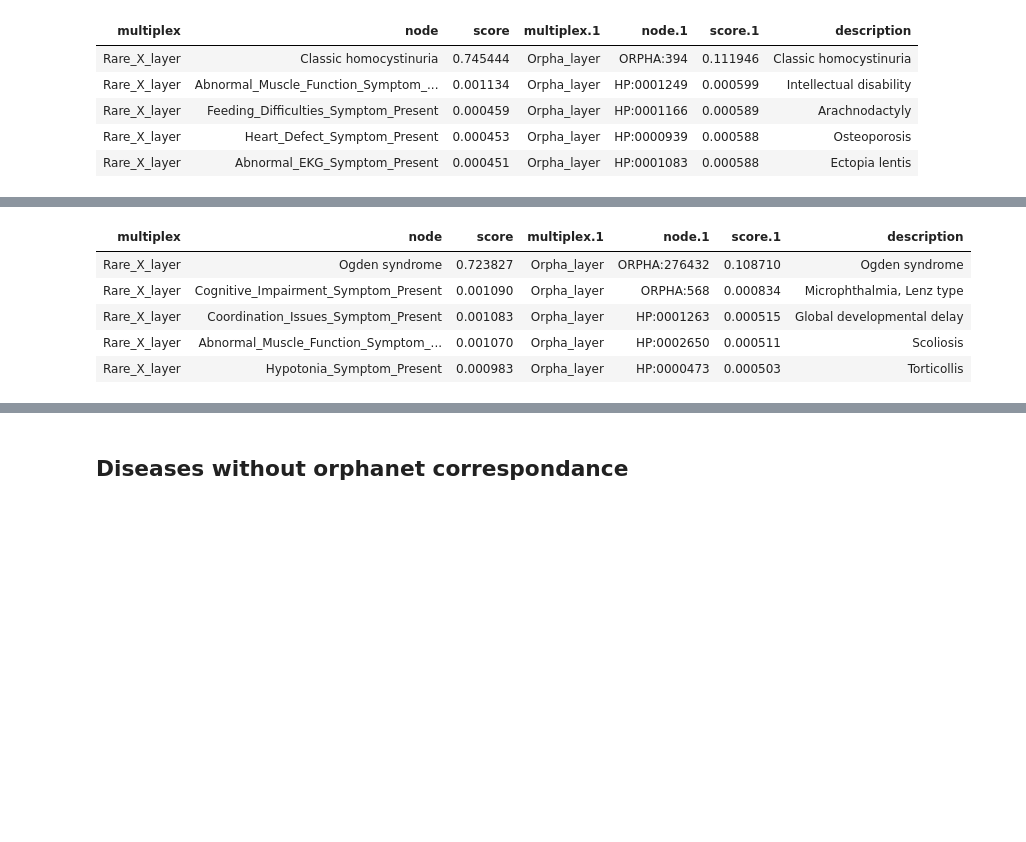
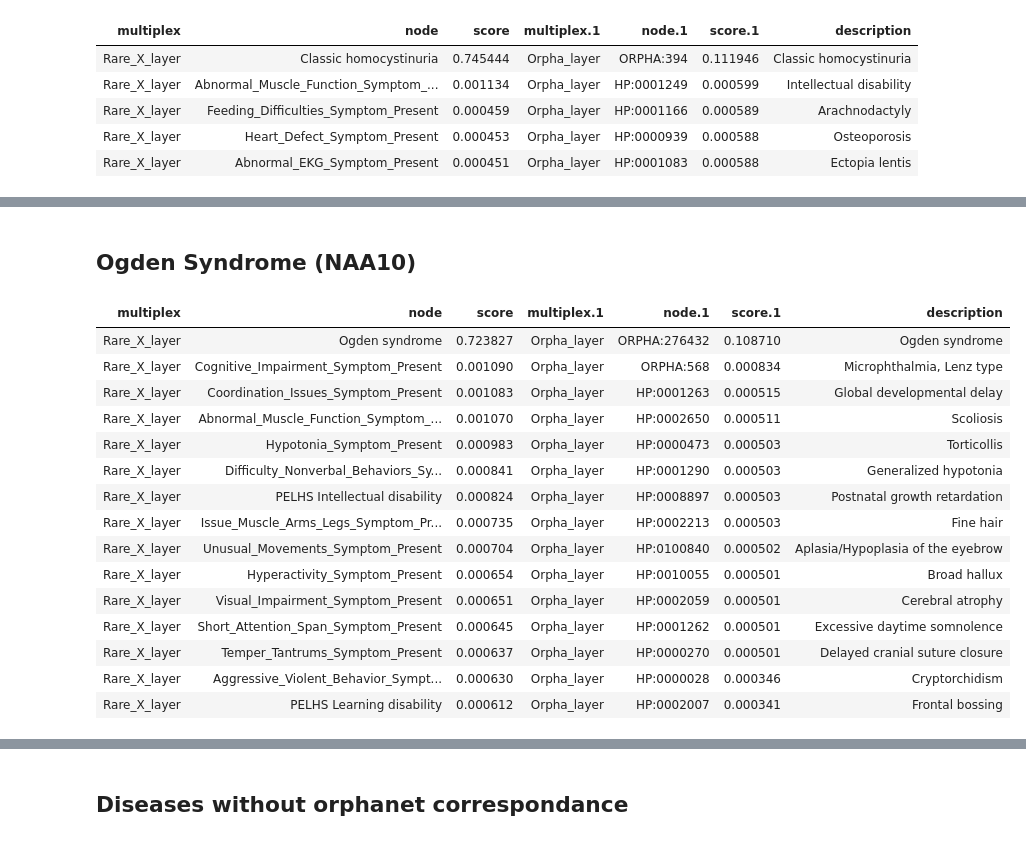
Before and after one commit to BAUDOTlab/Dream_Rare-X, a Jupyter notebook: jupyter-notebooks/step6_analyze_mxr_results.ipynb, the cells around one changed output, grey strips where cells are left out. Cells and saved outputs as stored; diff of their text form; code cells hidden in the pictures; blank space fills up the shorter version.

```diff
--- a/jupyter-notebooks/step6_analyze_mxr_results.ipynb
+++ b/jupyter-notebooks/step6_analyze_mxr_results.ipynb
@@ -224,9 +291,21 @@ dico_results_withOrpha['Malan Syndrome'].head(topresults).style.hide_index()
+# %% [markdown]
+## Ogden Syndrome (NAA10)
 # %%
-dico_results_withOrpha['Ogden Syndrome (NAA10)'].head(topresults).style.hide_index()
+dico_results_withOrpha['Ogden Syndrome (NAA10)'].head(topresults).style.hide(axis='index')
 # %% [output]
 | multiplex | node | score | multiplex.1 | node.1 | score.1 | description |
 | Rare_X_layer | Ogden syndrome | 0.723827 | Orpha_layer | ORPHA:276432 | 0.108710 | Ogden syndrome |
 | Rare_X_layer | Cognitive_Impairment_Symptom_Present | 0.001090 | Orpha_layer | ORPHA:568 | 0.000834 | Microphthalmia, Lenz type |
 | Rare_X_layer | Coordination_Issues_Symptom_Present | 0.001083 | Orpha_layer | HP:0001263 | 0.000515 | Global developmental delay |
 | Rare_X_layer | Abnormal_Muscle_Function_Symptom_... | 0.001070 | Orpha_layer | HP:0002650 | 0.000511 | Scoliosis |
 | Rare_X_layer | Hypotonia_Symptom_Present | 0.000983 | Orpha_layer | HP:0000473 | 0.000503 | Torticollis |
+| Rare_X_layer | Difficulty_Nonverbal_Behaviors_Sy... | 0.000841 | Orpha_layer | HP:0001290 | 0.000503 | Generalized hypotonia |
+| Rare_X_layer | PELHS Intellectual disability | 0.000824 | Orpha_layer | HP:0008897 | 0.000503 | Postnatal growth retardation |
+| Rare_X_layer | Issue_Muscle_Arms_Legs_Symptom_Pr... | 0.000735 | Orpha_layer | HP:0002213 | 0.000503 | Fine hair |
+| Rare_X_layer | Unusual_Movements_Symptom_Present | 0.000704 | Orpha_layer | HP:0100840 | 0.000502 | Aplasia/Hypoplasia of the eyebrow |
+| Rare_X_layer | Hyperactivity_Symptom_Present | 0.000654 | Orpha_layer | HP:0010055 | 0.000501 | Broad hallux |
+| Rare_X_layer | Visual_Impairment_Symptom_Present | 0.000651 | Orpha_layer | HP:0002059 | 0.000501 | Cerebral atrophy |
+| Rare_X_layer | Short_Attention_Span_Symptom_Present | 0.000645 | Orpha_layer | HP:0001262 | 0.000501 | Excessive daytime somnolence |
+| Rare_X_layer | Temper_Tantrums_Symptom_Present | 0.000637 | Orpha_layer | HP:0000270 | 0.000501 | Delayed cranial suture closure |
+| Rare_X_layer | Aggressive_Violent_Behavior_Sympt... | 0.000630 | Orpha_layer | HP:0000028 | 0.000346 | Cryptorchidism |
+| Rare_X_layer | PELHS Learning disability | 0.000612 | Orpha_layer | HP:0002007 | 0.000341 | Frontal bossing |
```
Also changed, not shown: parts of 19 cells of this notebook.
